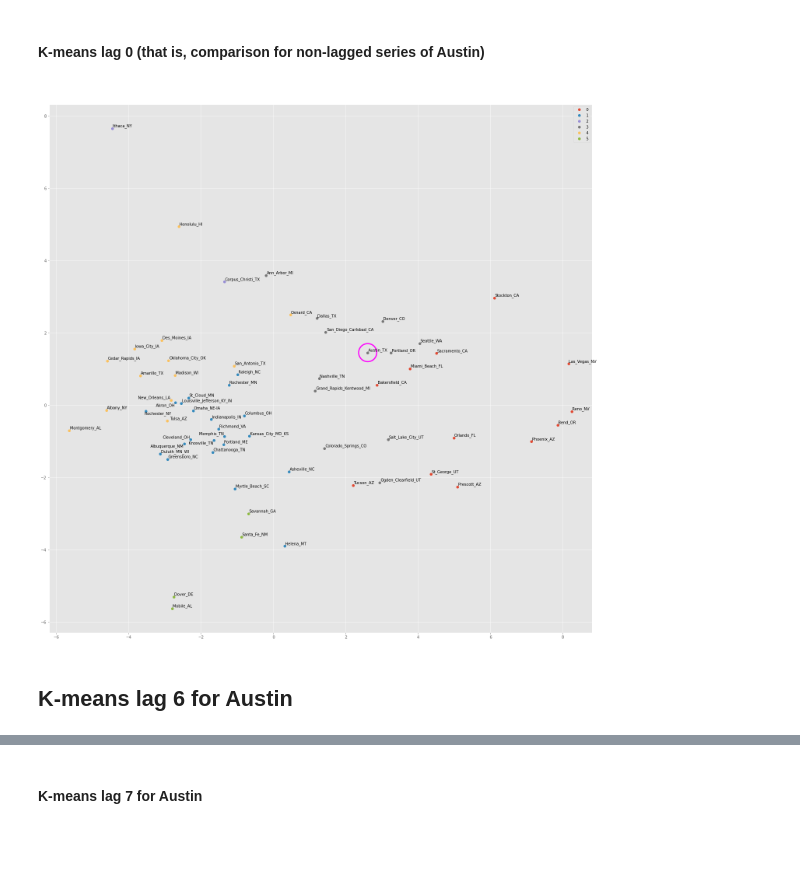
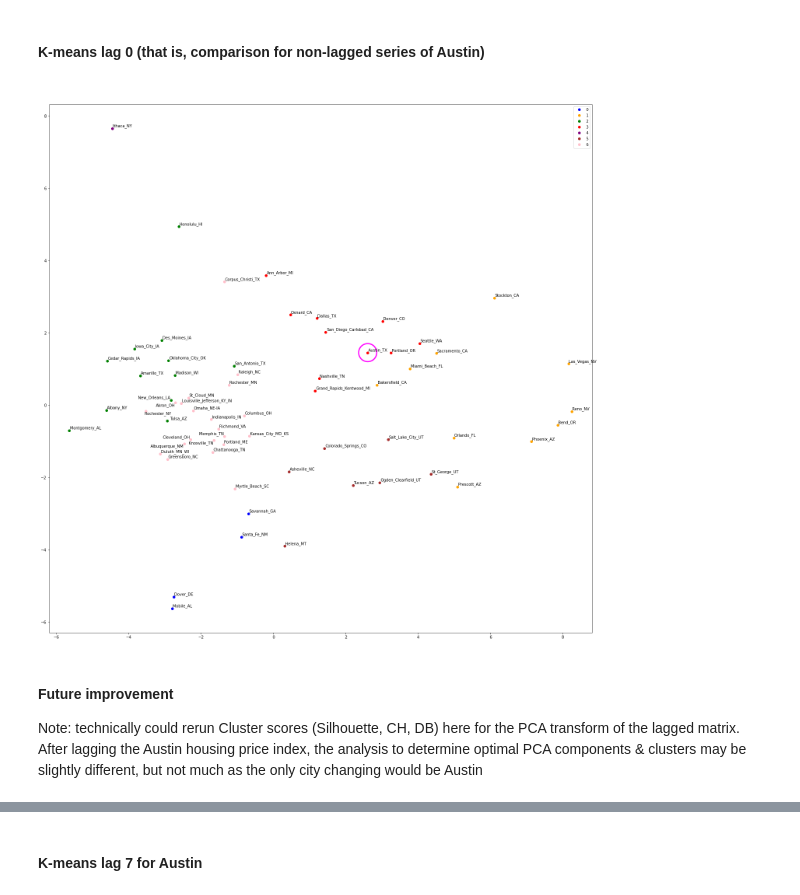
Before and after one commit to echoxx/xs_portfolio, a Jupyter notebook: cluster_analysis_housing_prices/cluster_US.ipynb, the cells around one changed output, grey strips where cells are left out. Drawn from its saved outputs; the diff is of its cells as text; code cells hidden in the pictures; blank space fills up the shorter version.

```diff
--- a/cluster_analysis_housing_prices/cluster_US.ipynb
+++ b/cluster_analysis_housing_prices/cluster_US.ipynb
@@ -186,7 +188,7 @@ plt.show()
 # %% [markdown]
 ### Define functions that will be used to cluster & plot the clusters of cities with similar housing price growth.
 # %%
-def get_reduced_df(ss_df, n_components=6, k_clusters=6, gmm_clusters=6):
+def get_reduced_df(ss_df, n_components=6, k_clusters=6, gmm_clusters=6, max_iter=10000):
     '''
     Takes a dataframe with standardized input values and return a dataframe that
     contains only the first n_components number of principal components, as well as
@@ -204,13 +206,13 @@ def get_reduced_df(ss_df, n_components=6, k_clusters=6, gmm_clusters=6):
     reduced_data = PCA(n_components=n_components).fit_transform(ss_df)
 
     # Create k-means object & fit on the reduced data (that is, the principal components)
-    kmeans = KMeans(n_clusters = k_clusters, max_iter=1000)
+    kmeans = KMeans(n_clusters = k_clusters, max_iter=max_iter)
     kmeans.fit(reduced_data)
     kmeans_cluster_labels = kmeans.predict(reduced_data)
 
     # Do the same for Gaussian mixtures
     gmm = mixture.GaussianMixture(n_components=gmm_clusters, covariance_type='diag',
-                                 max_iter = 1000)
+                                 max_iter = 10000)
     gmm.fit(reduced_data)
     gmm_cluster_labels = gmm.predict(reduced_data)
 
@@ -227,7 +229,9 @@ def get_reduced_df(ss_df, n_components=6, k_clusters=6, gmm_clusters=6):
 
     return reduced_df.set_index('City')
 # %%
-def plot_clusters(reduced_df, cluster_type="kmeans_group", adjust_text_on=False, radius=0.5):
+def plot_clusters(reduced_df, cluster_type="kmeans_group", adjust_text_on=False, radius=0.5,
+                 color_list = ["blue", "orange", "green", "red", "purple", "brown", "pink"]):
+
     '''
     Plot clusters of either K-means or Gaussian mixtures. Takes several seconds to run
         as the adjust_text() function takes some time to find optimal positioning of text.
@@ -239,6 +243,9 @@ def plot_clusters(reduced_df, cluster_type="kmeans_group", adjust_text_on=False,
     adjust_text: set to True to reduce text clutter on the scatter plot.
         Setting to True results in a longer run time, as the adjust_text package minimizes
         clutter iteratively.
+    color_list = a list containing the colors for clusters, in a given order. Use this
+        parameter to maintain color consistency between Austin's cluster color on the
+        cluster plot, and its color on the map.
     '''
 
     fig, ax = plt.subplots(figsize=(25, 25))
@@ -250,8 +257,11 @@ def plot_clusters(reduced_df, cluster_type="kmeans_group", adjust_text_on=False,
         groups = reduced_df.groupby("gmm_group")
         cluster_type_title = 'Gaussian Mixture clusters'
 
+    i = 0 # create counter to apply the correct color
     for name, group in groups:
-        ax.plot(group[0], group[1], marker="o", linestyle="", label=name)
+        ax.plot(group[0], group[1], marker="o", linestyle="", label=name,
+               color = color_list[i])
+        i += 1 # increment
     ax.legend()
 
     annotations_list = []
@@ -288,10 +825,11 @@ def get_lagged_df(ss_df, lead_quarters=4, city_name='Austin_TX'):
 # %%
-# Create reduced data frame that is fed to plot_clusters function below
-reduced_df = get_reduced_df(ss_df, n_components=6, k_clusters=6,
-                            gmm_clusters=6)
+# Instantiate reduced_df and reduced_df_post_rec with correct number of Kmeans and
+# GMM clusters
+reduced_df = get_reduced_df(ss_df, n_components=5, k_clusters=7,
+                            gmm_clusters=7, max_iter=10000)
 
-reduced_df_post_rec = get_reduced_df(ss_df_post_rec, n_components=6, k_clusters=6,
-                                     gmm_clusters=6)
+reduced_df_post_rec = get_reduced_df(ss_df_post_rec, n_components=5, k_clusters=7,
+                                     gmm_clusters=7, max_iter=10000)
 
 reduced_df_post_rec.rename({"Dallas_Plano_Irving_TX": "Dallas_TX",
                   "Denver_Aurora_Lakewood_CO": "Denver_CO",
@@ -374,18 +912,23 @@ To get a sense of which cities may be close to experiencing the sort of explosiv
 Note that the groups are clustered by housing price index *growth*, so what's being compared it a stationary series of growth, rather than the nonstationary index series itself.
 
 Graphic note: While the cluster images below seem very small in the python notebook, it can be more easily interacted with after exporting to a .png file. This is an artifact of the image needed to be sufficiently large so that the text labels for each data point don't overlap.
+# %%
+# Define a list of colors that will be used throughout to maintain
+# color consistency .
+color_list = ["blue", "orange", "green", "red", "purple", "brown", "pink"]
 # %% [markdown]
 #### K-means lag 0 (that is, comparison for non-lagged series of Austin)
 # %%
 # K-means Lag 0
 plot_clusters(reduced_df_post_rec, cluster_type="kmeans_group",
-              adjust_text_on=True, radius=0.25)
+              adjust_text_on=True, radius=0.25, color_list=color_list)
 
 plt.savefig('kmeans_lag0.png')
 # %% [output]
-[figure, old version]
+[figure, new version]
-# %% [markdown]
-## K-means lag 6 for Austin
+# %% [markdown]
+#### Future improvement
+Note: technically could rerun Cluster scores (Silhouette, CH, DB) here for the PCA transform of the lagged matrix. After lagging the Austin housing price index, the analysis to determine optimal PCA components & clusters may be slightly different, but not much as the only city changing would be Austin
 # %%
 # Kmeans lag 6
 lag6_df_post_rec = get_lagged_df(ss_df_post_rec, lead_quarters=24)
```
Also changed, not shown: parts of 59 cells of this notebook, 13 other files.
